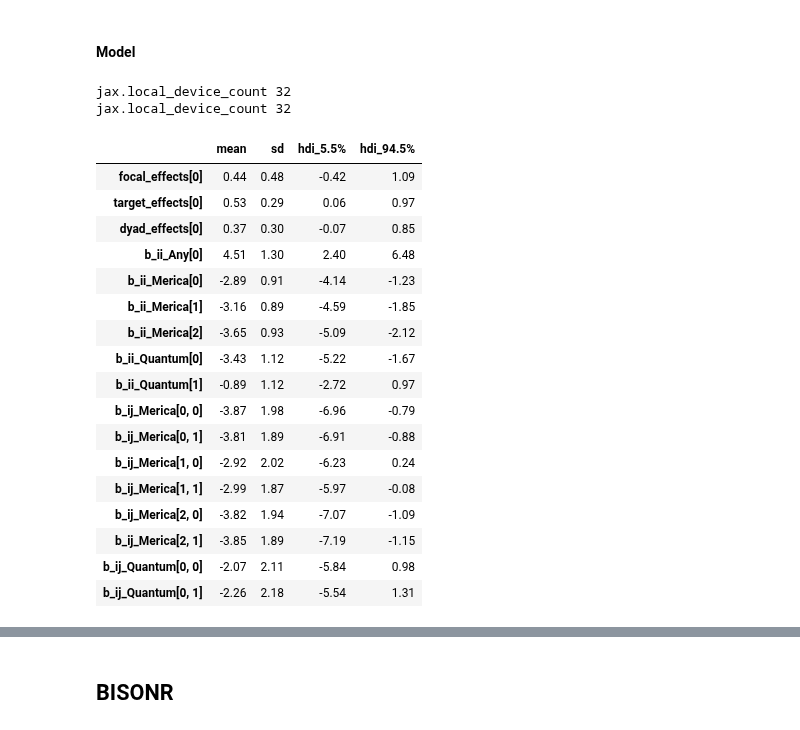
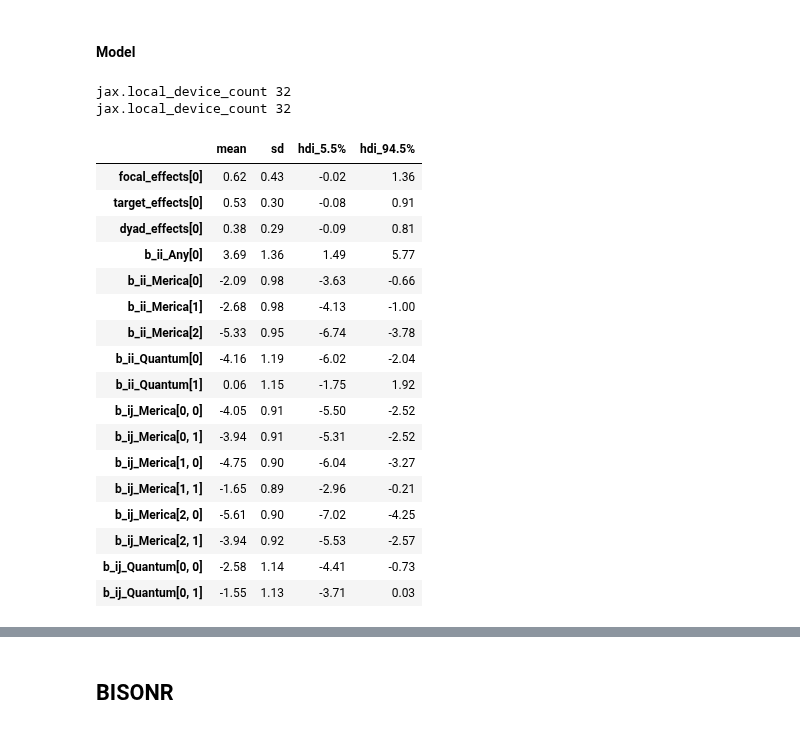
Before and after one commit to BGN-for-ASNA/BI, a Jupyter notebook: bi/Network simulation.ipynb, the cells around one changed output, grey strips where cells are left out. Cells and saved outputs as stored; diff of their text form; code cells hidden in the pictures.

Commit message:
Block model fun updated, step by step working but estimation issues

```diff
--- a/bi/Network simulation.ipynb
+++ b/bi/Network simulation.ipynb
@@ -853,8 +852,6 @@ $`Target effects: In-degree`
 #### Model
 # %%
 # Building model and sampling it ------------------
-m = bi(platform='cpu')
-
 from main import *
 m = bi(platform='cpu')
 import rpy2.robjects as ro
@@ -876,12 +873,10 @@ def logit(x):
     return jnp.log(x / (1 - x))
 
 def model3(idx, result_outcomes, dyadic_predictors, focal_individual_predictors, target_individual_predictors, Any, Merica, Quantum):
-    N_id = ids.shape[0]
-
     # Block ---------------------------------------
-    B_any, b_any, b_ij_any, b_ii_any = bi.net.block_model(Any,1, name_b_ij = 'b_ij_Any', name_b_ii = 'b_ii_Any' )
-    B_Merica, b_Merica, b_ij_Merica, b_ii_Merica = bi.net.block_model(Merica,  3, name_b_ij = 'b_ij_Merica', name_b_ii = 'b_ii_Merica' )
-    B_Quantum, b_Quantum, b_ij_Quantum, b_ii_Quantum = bi.net.block_model(Quantum, 2, name_b_ij = 'b_ij_Quantum', name_b_ii = 'b_ii_Quantum' )
+    B_any = bi.net.block_model(Any,1, name_b_ij = 'b_ij_Any', name_b_ii = 'b_ii_Any' )
+    B_Merica = bi.net.block_model(Merica,  3, name_b_ij = 'b_ij_Merica', name_b_ii = 'b_ii_Merica' )
+    B_Quantum = bi.net.block_model(Quantum, 2, name_b_ij = 'b_ij_Quantum', name_b_ii = 'b_ii_Quantum' )
 
     ## SR shape =  N individuals---------------------------------------
     sr =  bi.net.sender_receiver(focal_individual_predictors,target_individual_predictors)
@@ -899,50 +894,50 @@ m.data_on_model = dict(
     result_outcomes = bi.net.mat_to_edgl(data['outcomes']),
     dyadic_predictors = bi.net.mat_to_edgl(kinship),
     focal_individual_predictors = data['individual_predictors'].reshape(1,50),
     target_individual_predictors = data['individual_predictors'].reshape(1,50)
 )
 
 m.run(model3)
 summary = m.summary()
 summary.loc[['focal_effects[0]', 'target_effects[0]', 'dyad_effects[0]',
 'b_ii_Any[0]',
 'b_ii_Merica[0]',
 'b_ii_Merica[1]',
 'b_ii_Merica[2]',
 'b_ii_Quantum[0]',
 'b_ii_Quantum[1]',
 'b_ij_Merica[0, 0]',
 'b_ij_Merica[0, 1]',
 'b_ij_Merica[1, 0]',
 'b_ij_Merica[1, 1]',
 'b_ij_Merica[2, 0]',
 'b_ij_Merica[2, 1]',
 'b_ij_Quantum[0, 0]',
 'b_ij_Quantum[0, 1]']]
 # focal_effects = 1.9,
 # target_effects =  1.3
 # dr_effects = 1.2
 # %% [output]
 jax.local_device_count 32
 jax.local_device_count 32
 |  | mean | sd | hdi_5.5% | hdi_94.5% |
-| focal_effects[0] | 0.44 | 0.48 | -0.42 | 1.09 |
-| target_effects[0] | 0.53 | 0.29 | 0.06 | 0.97 |
-| dyad_effects[0] | 0.37 | 0.30 | -0.07 | 0.85 |
-| b_ii_Any[0] | 4.51 | 1.30 | 2.40 | 6.48 |
-| b_ii_Merica[0] | -2.89 | 0.91 | -4.14 | -1.23 |
-| b_ii_Merica[1] | -3.16 | 0.89 | -4.59 | -1.85 |
-| b_ii_Merica[2] | -3.65 | 0.93 | -5.09 | -2.12 |
-| b_ii_Quantum[0] | -3.43 | 1.12 | -5.22 | -1.67 |
-| b_ii_Quantum[1] | -0.89 | 1.12 | -2.72 | 0.97 |
-| b_ij_Merica[0, 0] | -3.87 | 1.98 | -6.96 | -0.79 |
-| b_ij_Merica[0, 1] | -3.81 | 1.89 | -6.91 | -0.88 |
-| b_ij_Merica[1, 0] | -2.92 | 2.02 | -6.23 | 0.24 |
-| b_ij_Merica[1, 1] | -2.99 | 1.87 | -5.97 | -0.08 |
-| b_ij_Merica[2, 0] | -3.82 | 1.94 | -7.07 | -1.09 |
-| b_ij_Merica[2, 1] | -3.85 | 1.89 | -7.19 | -1.15 |
-| b_ij_Quantum[0, 0] | -2.07 | 2.11 | -5.84 | 0.98 |
-| b_ij_Quantum[0, 1] | -2.26 | 2.18 | -5.54 | 1.31 |
+| focal_effects[0] | 0.62 | 0.43 | -0.02 | 1.36 |
+| target_effects[0] | 0.53 | 0.30 | -0.08 | 0.91 |
+| dyad_effects[0] | 0.38 | 0.29 | -0.09 | 0.81 |
+| b_ii_Any[0] | 3.69 | 1.36 | 1.49 | 5.77 |
+| b_ii_Merica[0] | -2.09 | 0.98 | -3.63 | -0.66 |
+| b_ii_Merica[1] | -2.68 | 0.98 | -4.13 | -1.00 |
+| b_ii_Merica[2] | -5.33 | 0.95 | -6.74 | -3.78 |
+| b_ii_Quantum[0] | -4.16 | 1.19 | -6.02 | -2.04 |
+| b_ii_Quantum[1] | 0.06 | 1.15 | -1.75 | 1.92 |
+| b_ij_Merica[0, 0] | -4.05 | 0.91 | -5.50 | -2.52 |
+| b_ij_Merica[0, 1] | -3.94 | 0.91 | -5.31 | -2.52 |
+| b_ij_Merica[1, 0] | -4.75 | 0.90 | -6.04 | -3.27 |
+| b_ij_Merica[1, 1] | -1.65 | 0.89 | -2.96 | -0.21 |
+| b_ij_Merica[2, 0] | -5.61 | 0.90 | -7.02 | -4.25 |
+| b_ij_Merica[2, 1] | -3.94 | 0.92 | -5.53 | -2.57 |
+| b_ij_Quantum[0, 0] | -2.58 | 1.14 | -4.41 | -0.73 |
+| b_ij_Quantum[0, 1] | -1.55 | 1.13 | -3.71 | 0.03 |
 # %%
 %%R
 getwd()
```
Also changed, not shown: parts of 10 cells of this notebook, 2 other files.
